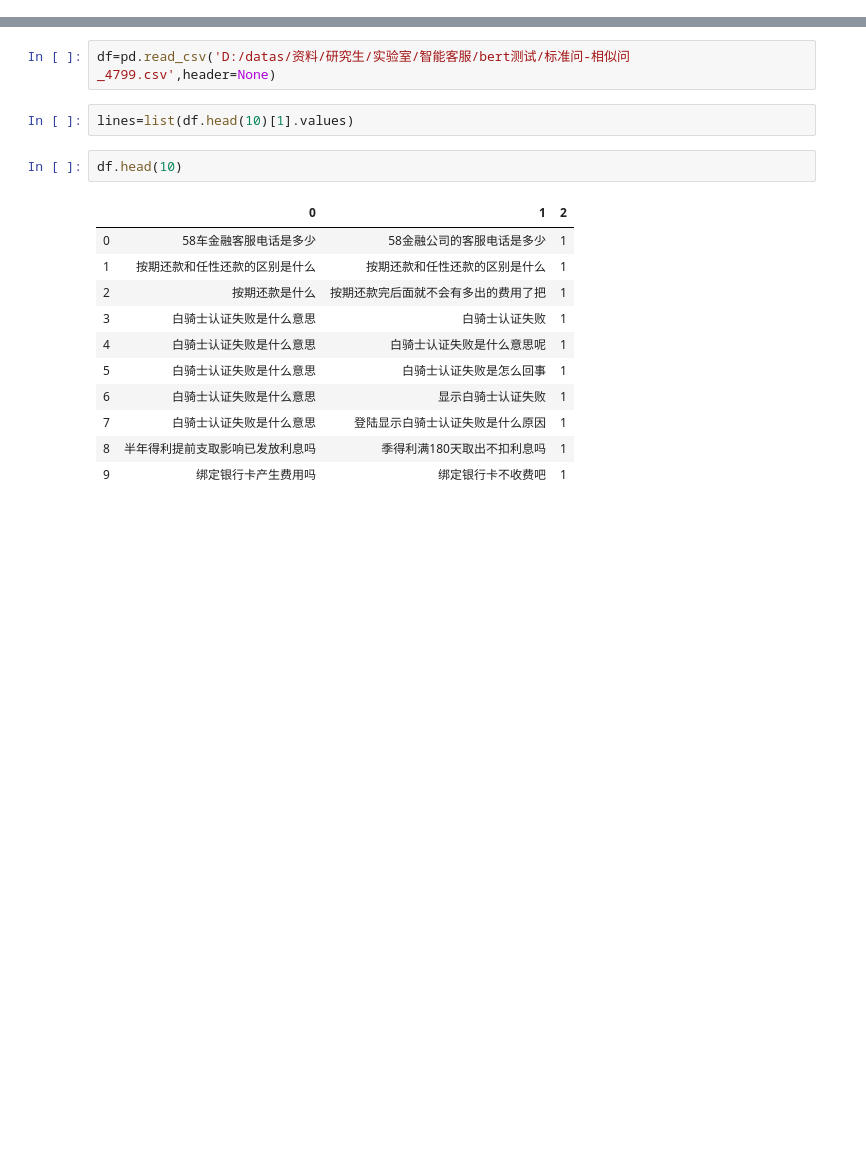
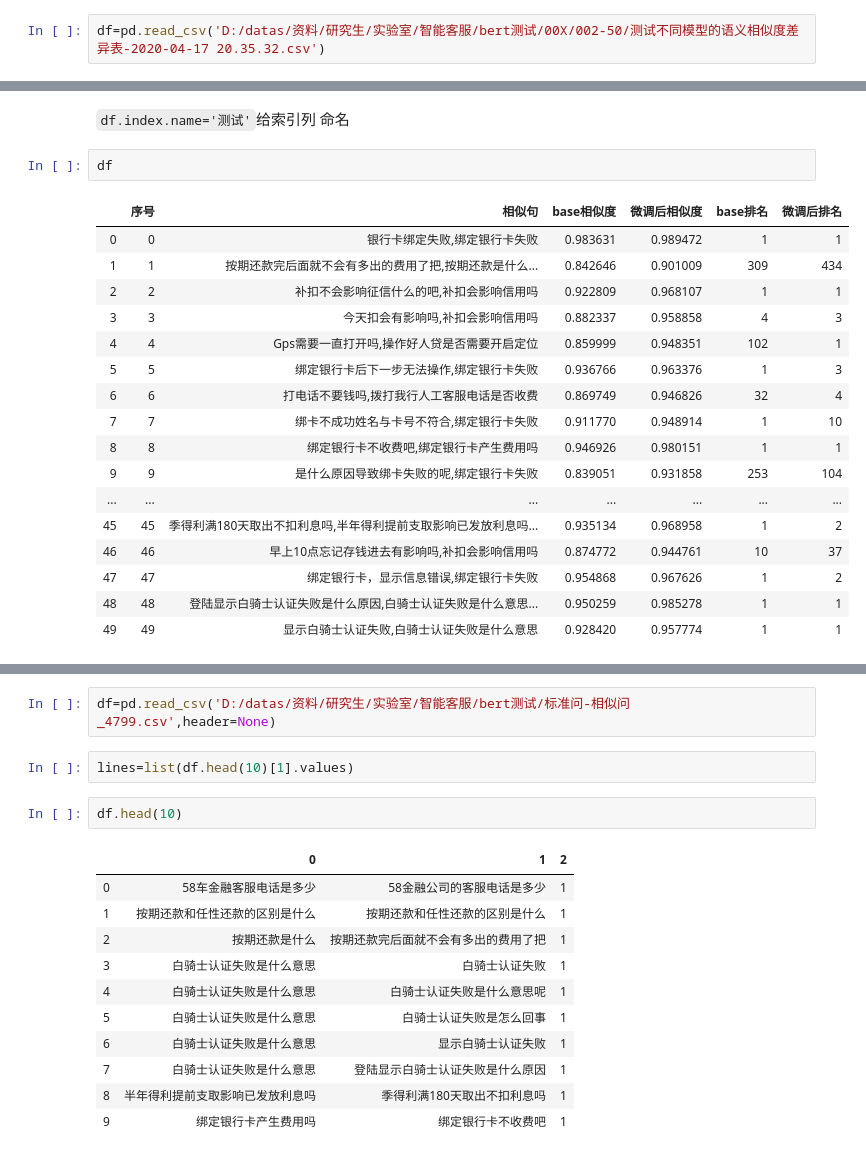
Before and after one commit to lca1070841799/myJupyter, a Jupyter notebook: 练习.ipynb, the cells around one changed output, grey strips where cells are left out. Drawn from its saved outputs; the diff is of its cells as text; blank space fills up the shorter version.

```diff
--- a/练习.ipynb
+++ b/练习.ipynb
@@ -3,0 +10,2 @@ import numpy as np
+# %%
+df=pd.read_csv('D:/datas/资料/研究生/实验室/智能客服/bert测试/00X/002-50/测试不同模型的语义相似度差异表-2020-04-17 20.35.32.csv')
@@ -3,0 +17,22 @@ import numpy as np
+# %% [markdown]
+`df.index.name='测试'`给索引列 命名
+# %%
+df
+# %% [output]
+|  | 序号 | 相似句 | base相似度 | 微调后相似度 | base排名 | 微调后排名 |
+| 0 | 0 | 银行卡绑定失败,绑定银行卡失败 | 0.983631 | 0.989472 | 1 | 1 |
+| 1 | 1 | 按期还款完后面就不会有多出的费用了把,按期还款是什么... | 0.842646 | 0.901009 | 309 | 434 |
+| 2 | 2 | 补扣不会影响征信什么的吧,补扣会影响信用吗 | 0.922809 | 0.968107 | 1 | 1 |
+| 3 | 3 | 今天扣会有影响吗,补扣会影响信用吗 | 0.882337 | 0.958858 | 4 | 3 |
+| 4 | 4 | Gps需要一直打开吗,操作好人贷是否需要开启定位 | 0.859999 | 0.948351 | 102 | 1 |
+| 5 | 5 | 绑定银行卡后下一步无法操作,绑定银行卡失败 | 0.936766 | 0.963376 | 1 | 3 |
+| 6 | 6 | 打电话不要钱吗,拨打我行人工客服电话是否收费 | 0.869749 | 0.946826 | 32 | 4 |
+| 7 | 7 | 绑卡不成功姓名与卡号不符合,绑定银行卡失败 | 0.911770 | 0.948914 | 1 | 10 |
+| 8 | 8 | 绑定银行卡不收费吧,绑定银行卡产生费用吗 | 0.946926 | 0.980151 | 1 | 1 |
+| 9 | 9 | 是什么原因导致绑卡失败的呢,绑定银行卡失败 | 0.839051 | 0.931858 | 253 | 104 |
+| ... | ... | ... | ... | ... | ... | ... |
+| 45 | 45 | 季得利满180天取出不扣利息吗,半年得利提前支取影响已发放利息吗... | 0.935134 | 0.968958 | 1 | 2 |
+| 46 | 46 | 早上10点忘记存钱进去有影响吗,补扣会影响信用吗 | 0.874772 | 0.944761 | 10 | 37 |
+| 47 | 47 | 绑定银行卡，显示信息错误,绑定银行卡失败 | 0.954868 | 0.967626 | 1 | 2 |
+| 48 | 48 | 登陆显示白骑士认证失败是什么原因,白骑士认证失败是什么意思... | 0.950259 | 0.985278 | 1 | 1 |
+| 49 | 49 | 显示白骑士认证失败,白骑士认证失败是什么意思 | 0.928420 | 0.957774 | 1 | 1 |
```
Also changed, not shown: parts of 16 cells of this notebook, 2 other files.
